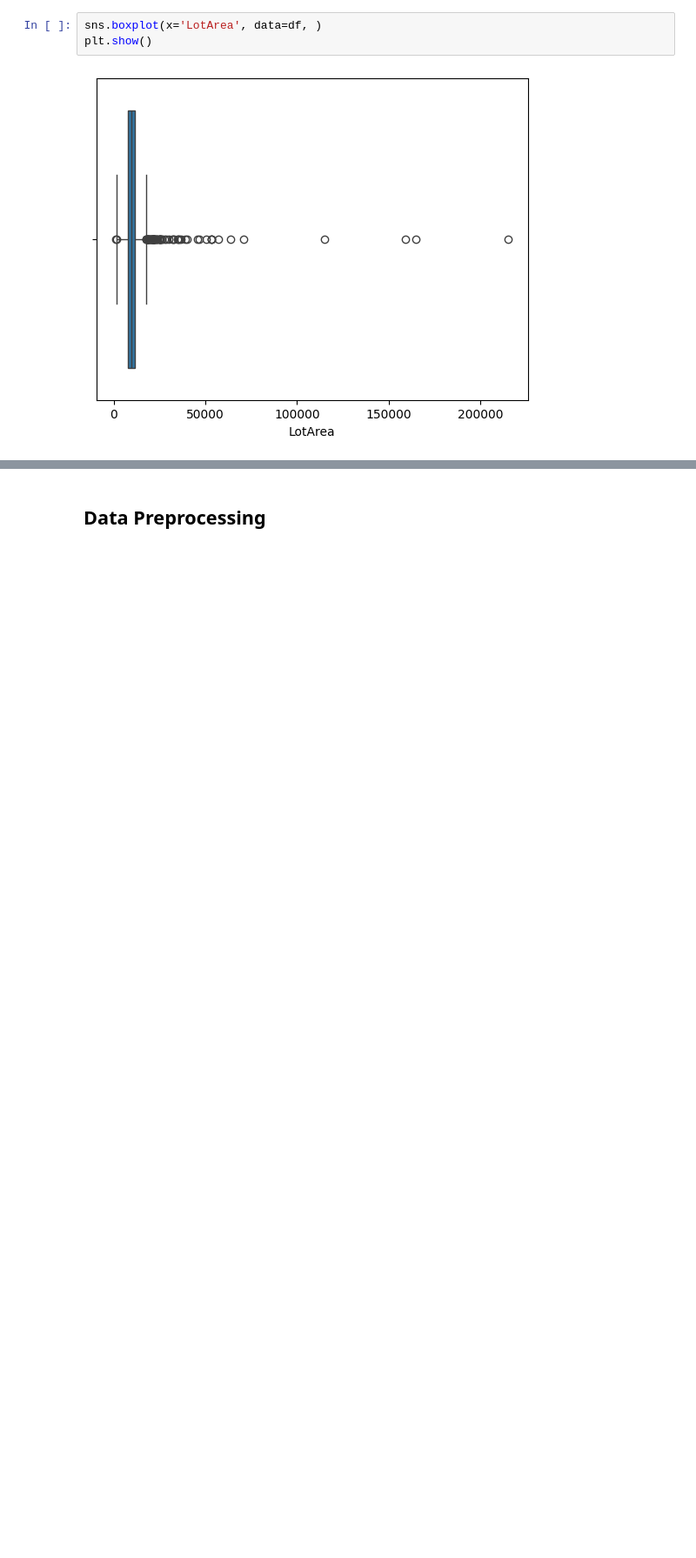
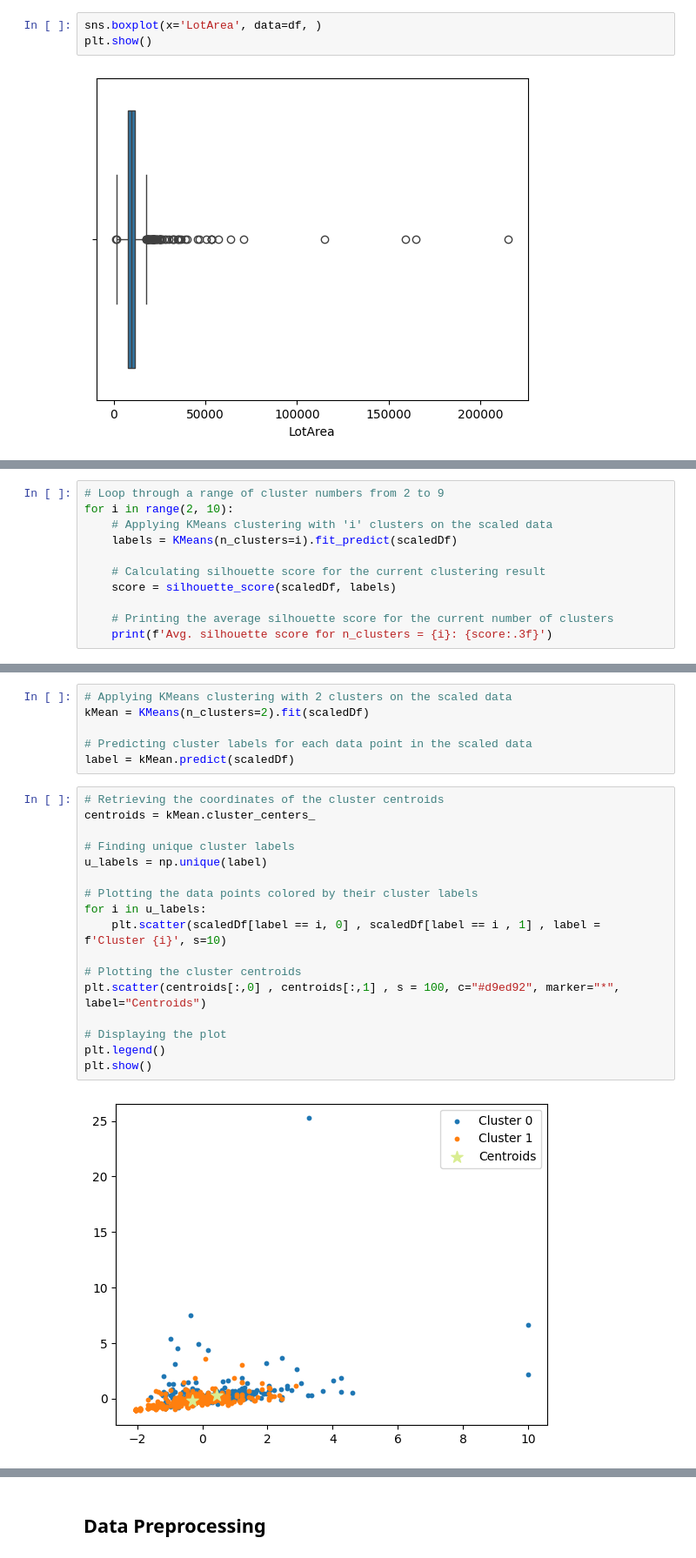
Before and after one commit to MelissaPerez09/HT03-DataMining, a Jupyter notebook: linearReg_Model.ipynb, the cells around one changed output, grey strips where cells are left out. Shown at 87% size. Drawn from its saved outputs; the diff is of its cells as text; blank space fills up the shorter version.

```diff
--- a/linearReg_Model.ipynb
+++ b/linearReg_Model.ipynb
@@ -274,0 +341,11 @@ plt.show()
+# %%
+# Loop through a range of cluster numbers from 2 to 9
+for i in range(2, 10):
+    # Applying KMeans clustering with 'i' clusters on the scaled data
+    labels = KMeans(n_clusters=i).fit_predict(scaledDf)
+
+    # Calculating silhouette score for the current clustering result
+    score = silhouette_score(scaledDf, labels)
+
+    # Printing the average silhouette score for the current number of clusters
+    print(f'Avg. silhouette score for n_clusters = {i}: {score:.3f}')
@@ -274,0 +361,25 @@ plt.show()
+# %%
+# Applying KMeans clustering with 2 clusters on the scaled data
+kMean = KMeans(n_clusters=2).fit(scaledDf)
+
+# Predicting cluster labels for each data point in the scaled data
+label = kMean.predict(scaledDf)
+# %%
+# Retrieving the coordinates of the cluster centroids
+centroids = kMean.cluster_centers_
+
+# Finding unique cluster labels
+u_labels = np.unique(label)
+
+# Plotting the data points colored by their cluster labels
+for i in u_labels:
+    plt.scatter(scaledDf[label == i, 0] , scaledDf[label == i , 1] , label = f'Cluster {i}', s=10)
+
+# Plotting the cluster centroids
+plt.scatter(centroids[:,0] , centroids[:,1] , s = 100, c="#d9ed92", marker="*", label="Centroids")
+
+# Displaying the plot
+plt.legend()
+plt.show()
+# %% [output]
+[figure, added]
```
Also changed, not shown: parts of 12 cells of this notebook.
